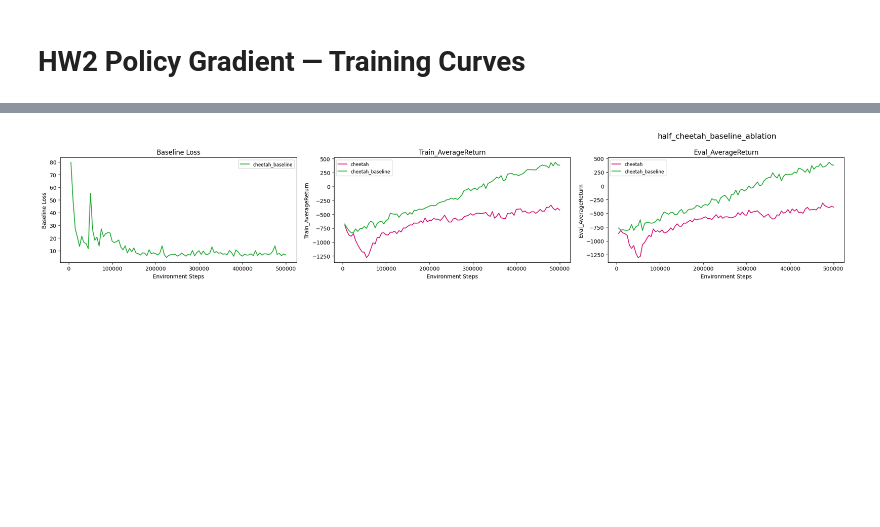
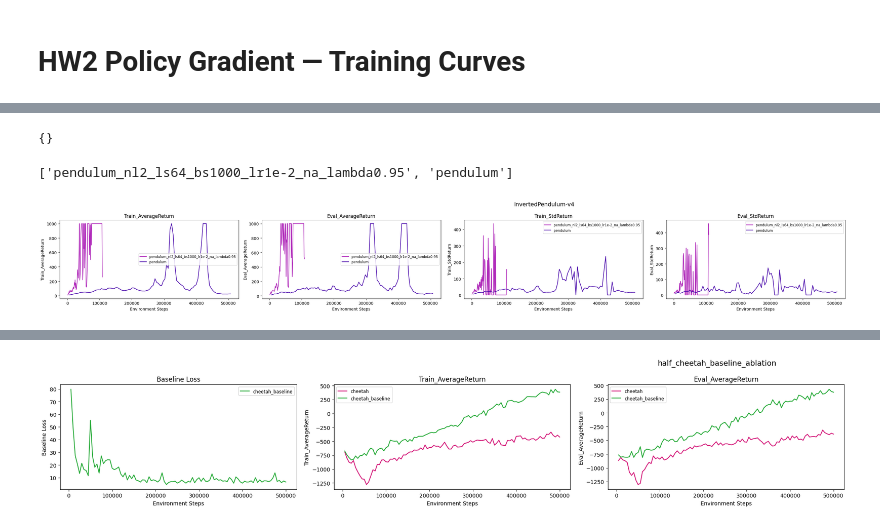
Before and after one commit to jasonkrone/homework_spring2026, a Jupyter notebook: hw2/src/notebooks/make_plots.ipynb, the cells around one changed output, grey strips where cells are left out. Drawn from its saved outputs; the diff is of its cells as text; code cells hidden in the pictures; blank space fills up the shorter version.

Commit message:
add hpo results for hw2 to the writeup

```diff
--- a/hw2/src/notebooks/make_plots.ipynb
+++ b/hw2/src/notebooks/make_plots.ipynb
@@ -233,3 +229,36 @@ wandb: Currently logged in as: jasonkrone to https://api.wandb.ai. Use `wandb lo
+# %%
+group_runs(run_data,  [
+        "InvertedPendulum-v4_pendulum_nl2_ls64_bs1000_lr1e-2_na_lambda0.95_sd1_20260609_020644",
+        "InvertedPendulum-v4_pendulum_sd1_20260601_023806",
+    ])
+# %% [output]
+{}
+# %%
+def make_inverted_pendulum_plots():
+    exp_names = [
+        "pendulum_nl2_ls64_bs1000_lr1e-2_na_lambda0.95",
+        "pendulum",
+    ]
+
+    print(exp_names)
+    runs = group_runs(run_data, exp_names)
+
+    metrics = [
+        "Train_AverageReturn",
+        "Eval_AverageReturn",
+        "Train_StdReturn",
+        "Eval_StdReturn",
+    ]
+
+    title = "InvertedPendulum-v4"
+    save_dir = Path("/Users/jasonkrone/Developer/homework_spring2026/writeup/plots/hw2")
+
+    make_plot(runs, title, y_metrics=metrics, save_dir=save_dir)
+# %%
+make_inverted_pendulum_plots()
+# %% [output]
+['pendulum_nl2_ls64_bs1000_lr1e-2_na_lambda0.95', 'pendulum']
+[figure, added]
 # %%
 def make_lunar_lander_plots():
     exp_names = [
```
Also changed, not shown: parts of 3 cells of this notebook, 10 other files.
